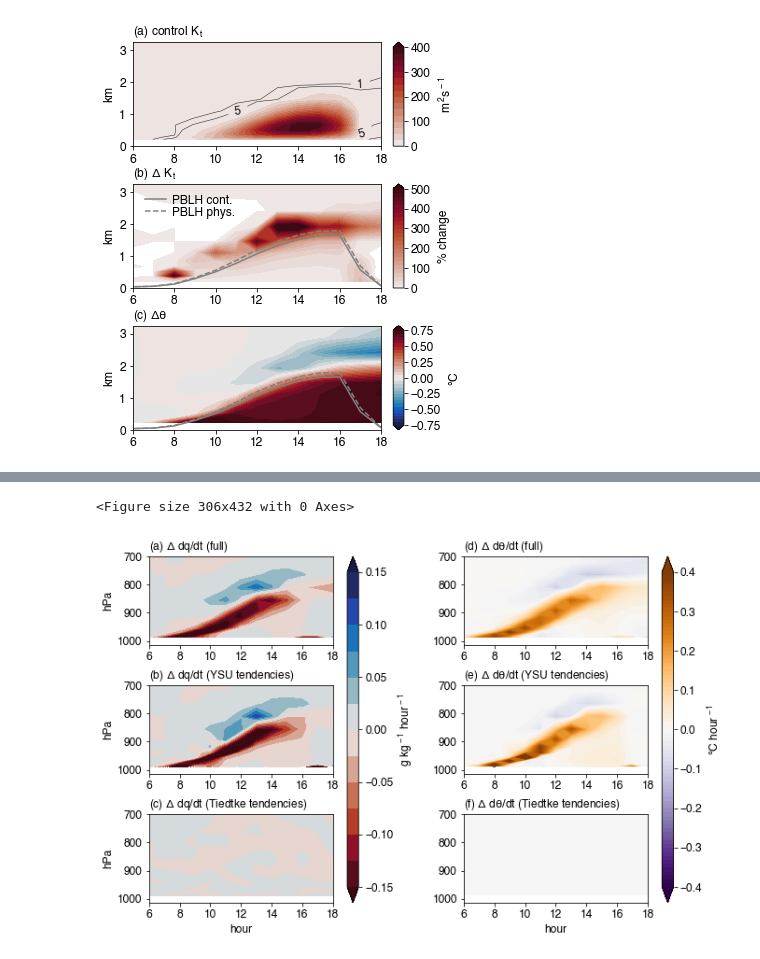
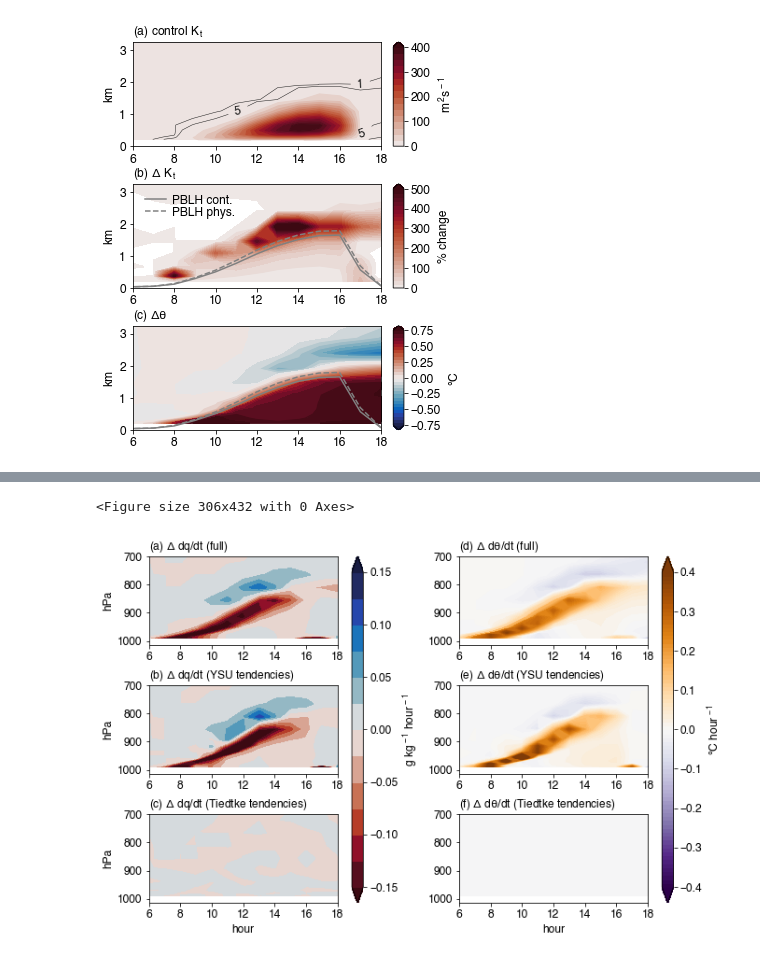
Before and after one commit to bairdlangenbrunner/amazon-phys-response-paper, a Jupyter notebook: scripts/MAIN_figure11_SI_figure06_mixing_coefficients_and_tendencies.ipynb, the cells around one changed output, grey strips where cells are left out. Saved outputs shown, nothing was run; the diff lists cells and outputs as text; code cells hidden in the pictures.

Commit message:
update scripts and figures

```diff
--- a/scripts/MAIN_figure11_SI_figure06_mixing_coefficients_and_tendencies.ipynb
+++ b/scripts/MAIN_figure11_SI_figure06_mixing_coefficients_and_tendencies.ipynb
@@ -613,6 +608,17 @@ ax1.text(s=r'(a) control K$_{\,t}$', x=0, y=1.02, ha='left', va='bottom', fontsi
 ax2.text(s=r'(b) $\Delta$ K$_{\,t}$', x=0, y=1.02, ha='left', va='bottom', fontsize=fontsize, transform=ax2.transAxes)
 ax3.text(s=r'(c) $\Delta \theta$', x=0, y=1.02, ha='left', va='bottom', fontsize=fontsize, transform=ax3.transAxes)
 
+
+for c in contour_plot1.collections:
+    c.set_edgecolor('face')
+    c.set_rasterized(True)
+for c in contour_plot2.collections:
+    c.set_edgecolor('face')
+    c.set_rasterized(True)
+for c in contour_plot3.collections:
+    c.set_edgecolor('face')
+    c.set_rasterized(True)
+
 fig.tight_layout(h_pad=1.5)
 
 ax1pos = ax1.get_position()
@@ -636,6 +642,13 @@ cbar_ax3.tick_params(labelsize=fontsize)
 cbar3.set_label('$\degree$C', fontsize=fontsize, labelpad=7)
 cbar3.set_ticks([i for i in numpy.arange(-0.75,0.751,0.25)])
 
+for c in cbar_ax1.collections:
+    c.set_edgecolor('face')
+for c in cbar_ax2.collections:
+    c.set_edgecolor('face')
+for c in cbar_ax3.collections:
+    c.set_edgecolor('face')
+
 handles, labels = ax2.get_legend_handles_labels()
 legend = ax2.legend(handles, labels, fontsize=fontsize, ncol=1, bbox_to_anchor=(0.05,0.9), \
                    edgecolor='None', facecolor='None', fancybox=False, bbox_transform=ax2.transAxes, \
@@ -643,7 +656,7 @@ legend = ax2.legend(handles, labels, fontsize=fontsize, ncol=1, bbox_to_anchor=(
                    borderaxespad=0, borderpad=0, handlelength=1.75, \
                    handletextpad=0.5)
 
-fig.savefig('figures/sensitivity_analysis_xkzh_terms_background_and_percent_change_AND_theta_zcoords.png', dpi=600, bbox_inches='tight', transparent=True)
+fig.savefig('../figures/MAIN_fig11.pdf', dpi=300, bbox_inches='tight', transparent=True)
 # %% [output]
 [figure]
 # %%
@@ -831,33 +842,60 @@ contour_plot32 = ax32.contourf(xx-4, pp/100., \
 ax32.set_ylim(1013.25,700)
 ax32.set_xlim(6,18)
 ax32.set_xlabel('hour', fontsize=fontsize)
 
 ax32.set_xticks([i for i in range(6,19,2)])
 ax32.set_yticks([700,800,900,1000])
 ax12.text(s=r'(d) $\Delta$ d$\theta$/dt (full)', x=0, y=1.02, ha='left', va='bottom', fontsize=fontsize, transform=ax12.transAxes)
 ax22.text(s=r'(e) $\Delta$ d$\theta$/dt (YSU tendencies)', x=0, y=1.02, ha='left', va='bottom', fontsize=fontsize, transform=ax22.transAxes)
 ax32.text(s=r'(f) $\Delta$ d$\theta$/dt (Tiedtke tendencies)', x=0, y=1.02, ha='left', va='bottom', fontsize=fontsize, transform=ax32.transAxes)
 
-fig.tight_layout(w_pad=10, h_pad=2)
 
+for c in contour_plot1.collections:
+    c.set_edgecolor('face')
+    c.set_rasterized(True)
+for c in contour_plot2.collections:
+    c.set_edgecolor('face')
+    c.set_rasterized(True)
+for c in contour_plot3.collections:
+    c.set_edgecolor('face')
+    c.set_rasterized(True)
+for c in contour_plot12.collections:
+    c.set_edgecolor('face')
+    c.set_rasterized(True)
+for c in contour_plot22.collections:
+    c.set_edgecolor('face')
+    c.set_rasterized(True)
+for c in contour_plot32.collections:
+    c.set_edgecolor('face')
+    c.set_rasterized(True)
+
+fig.tight_layout(w_pad=9, h_pad=2)
+
+ax1pos = ax1.get_position()
 ax3pos = ax3.get_position()
 cbar_ax3 = fig.add_axes([ax3pos.x1+0.025, ax3pos.y0, 0.02, ax1pos.y1-ax3pos.y0])
 cbar3 = fig.colorbar(contour_plot3, cax=cbar_ax3)
 cbar_ax3.tick_params(labelsize=fontsize)
 #cbar3.add_lines(contour_line3)
 cbar3.set_label('g kg$^{\,-1}$ hour$^{\,-1}$', fontsize=fontsize)
 #cbar3.set_ticks([-.01,0,.01])
+
+for c in cbar_ax3.collections:
+    c.set_edgecolor('face')
 
 ax12pos = ax12.get_position()
 ax32pos = ax32.get_position()
 cbar_ax32 = fig.add_axes([ax32pos.x1+0.025, ax32pos.y0, 0.02, ax12pos.y1-ax32pos.y0])
 cbar32 = fig.colorbar(contour_plot32, cax=cbar_ax32)
 cbar_ax32.tick_params(labelsize=fontsize)
 #cbar3.add_lines(contour_line3)
 cbar32.set_label('$\degree$C hour$^{\,-1}$', fontsize=fontsize)
 cbar32.set_ticks([-.5,-.4,-.3,-.2,-.1,0,.1,.2,.3,.4,.5])
 
-fig.savefig('figures/sensitivity_analysis_dqdt_and_dthetadt_response_day1.png', dpi=600, bbox_inches='tight', transparent=True)
+for c in cbar_ax32.collections:
+    c.set_edgecolor('face')
+
+fig.savefig('../figures/SI_fig06.pdf', dpi=300, bbox_inches='tight', transparent=True)
 # %% [output]
 <Figure size 306x432 with 0 Axes>
-[figure, old version]
+[figure, new version]
```
Also changed, not shown: parts of 3 cells of this notebook, 26 other files.
